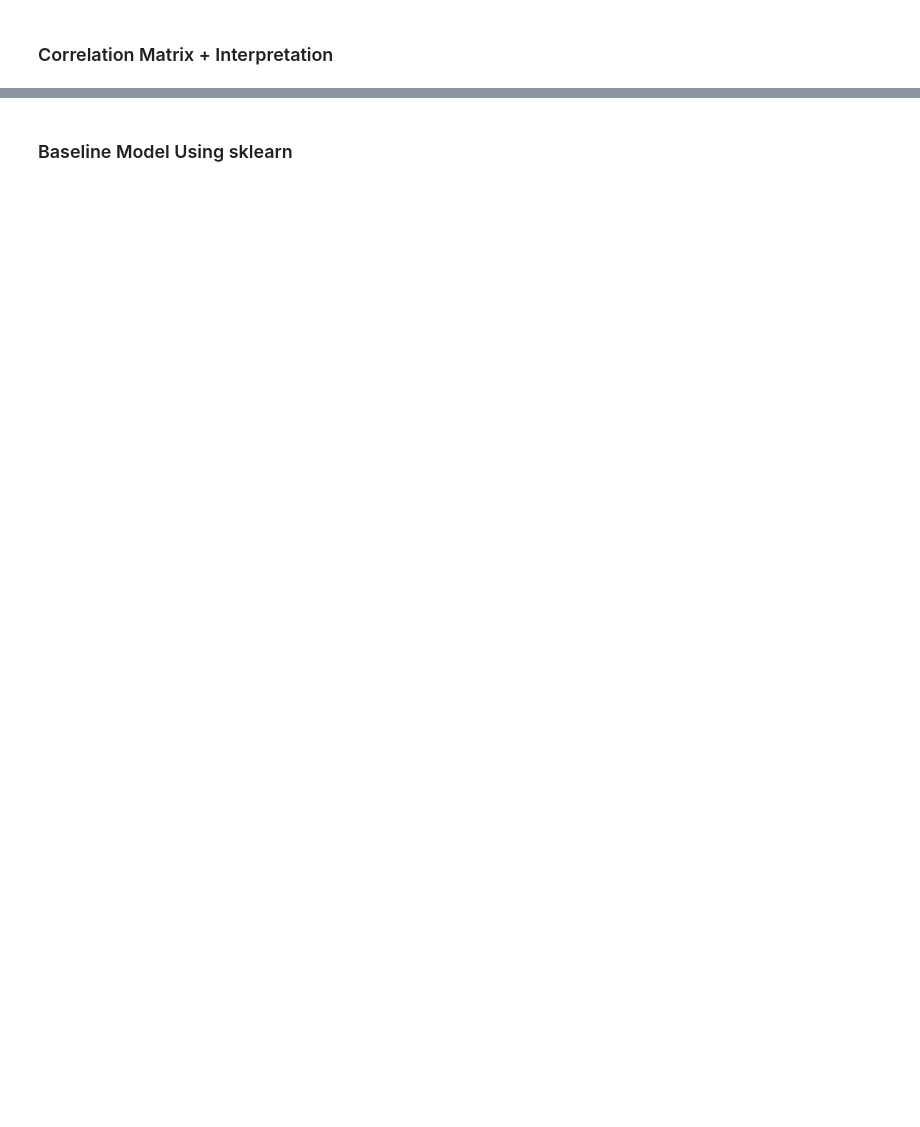
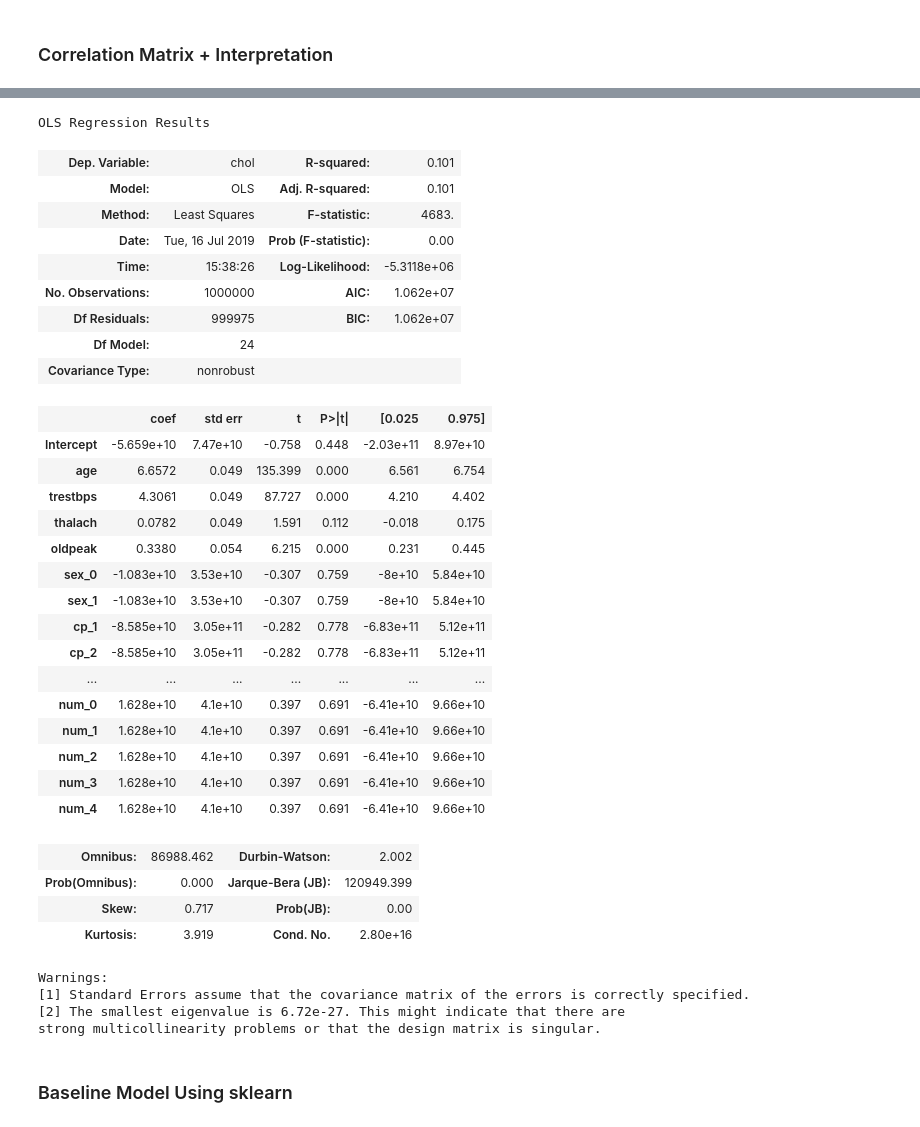
Before and after one commit to slmcamis/cv2-mod4-sec25-multlinreg-lesson, a Jupyter notebook: lesson-plan.ipynb, the cells around one changed output, grey strips where cells are left out. Saved outputs shown, nothing was run; the diff lists cells and outputs as text; code cells hidden in the pictures; blank space fills up the shorter version.

```diff
--- a/lesson-plan.ipynb
+++ b/lesson-plan.ipynb
@@ -37,0 +120,3 @@ df.head()
+# %%
+x_col = list(df_dum.columns.drop(['chol']))
+x_col
@@ -38,2 +141,44 @@ df.head()
+# %%
+outcome = 'chol'
+# %%
+predictors = '+'.join(x_col)
+formula = outcome + "~" + predictors
+model = ols(formula=formula, data=df_dum).fit()
+model.summary()
+# %% [output]
+OLS Regression Results
+| Dep. Variable: | chol | R-squared: | 0.101 |
+| Model: | OLS | Adj. R-squared: | 0.101 |
+| Method: | Least Squares | F-statistic: | 4683. |
+| Date: | Tue, 16 Jul 2019 | Prob (F-statistic): | 0.00 |
+| Time: | 15:38:26 | Log-Likelihood: | -5.3118e+06 |
+| No. Observations: | 1000000 | AIC: | 1.062e+07 |
+| Df Residuals: | 999975 | BIC: | 1.062e+07 |
+| Df Model: | 24 |  |  |
+| Covariance Type: | nonrobust |  |  |
+|  | coef | std err | t | P>|t| | [0.025 | 0.975] |
+| Intercept | -5.659e+10 | 7.47e+10 | -0.758 | 0.448 | -2.03e+11 | 8.97e+10 |
+| age | 6.6572 | 0.049 | 135.399 | 0.000 | 6.561 | 6.754 |
+| trestbps | 4.3061 | 0.049 | 87.727 | 0.000 | 4.210 | 4.402 |
+| thalach | 0.0782 | 0.049 | 1.591 | 0.112 | -0.018 | 0.175 |
+| oldpeak | 0.3380 | 0.054 | 6.215 | 0.000 | 0.231 | 0.445 |
+| sex_0 | -1.083e+10 | 3.53e+10 | -0.307 | 0.759 | -8e+10 | 5.84e+10 |
+| sex_1 | -1.083e+10 | 3.53e+10 | -0.307 | 0.759 | -8e+10 | 5.84e+10 |
+| cp_1 | -8.585e+10 | 3.05e+11 | -0.282 | 0.778 | -6.83e+11 | 5.12e+11 |
+| cp_2 | -8.585e+10 | 3.05e+11 | -0.282 | 0.778 | -6.83e+11 | 5.12e+11 |
+| ... | ... | ... | ... | ... | ... | ... |
+| num_0 | 1.628e+10 | 4.1e+10 | 0.397 | 0.691 | -6.41e+10 | 9.66e+10 |
+| num_1 | 1.628e+10 | 4.1e+10 | 0.397 | 0.691 | -6.41e+10 | 9.66e+10 |
+| num_2 | 1.628e+10 | 4.1e+10 | 0.397 | 0.691 | -6.41e+10 | 9.66e+10 |
+| num_3 | 1.628e+10 | 4.1e+10 | 0.397 | 0.691 | -6.41e+10 | 9.66e+10 |
+| num_4 | 1.628e+10 | 4.1e+10 | 0.397 | 0.691 | -6.41e+10 | 9.66e+10 |
+| Omnibus: | 86988.462 | Durbin-Watson: | 2.002 |
+| Prob(Omnibus): | 0.000 | Jarque-Bera (JB): | 120949.399 |
+| Skew: | 0.717 | Prob(JB): | 0.00 |
+| Kurtosis: | 3.919 | Cond. No. | 2.80e+16 |
+Warnings:
+[1] Standard Errors assume that the covariance matrix of the errors is correctly specified.
+[2] The smallest eigenvalue is 6.72e-27. This might indicate that there are
+strong multicollinearity problems or that the design matrix is singular.
 # %% [markdown]
 ### Baseline Model Using sklearn
```
Also changed, not shown: parts of 21 cells of this notebook.
